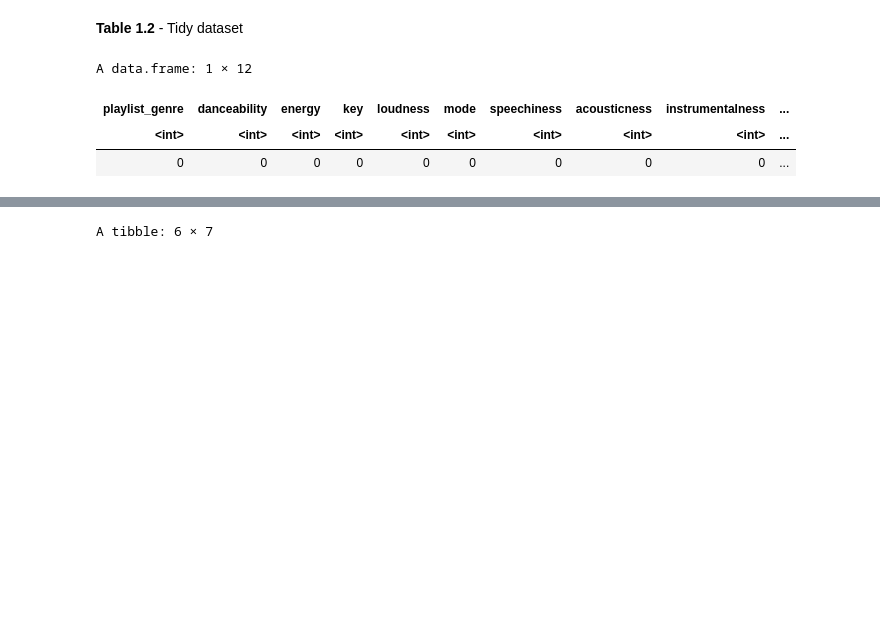
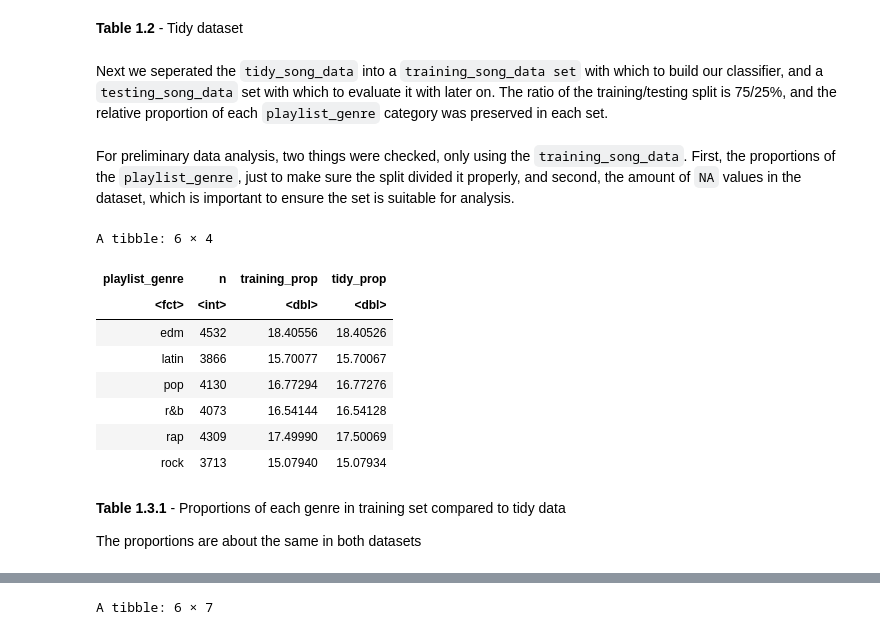
Before and after one commit to DSCI-310-2023/dsci-310-group-04, a Jupyter notebook: Project.ipynb, the cells around one changed output, grey strips where cells are left out. Cells and saved outputs as stored; diff of their text form; code cells hidden in the pictures; blank space fills up the shorter version.

Commit message:
added more decriptions to analysis

```diff
--- a/Project.ipynb
+++ b/Project.ipynb
@@ -75,6 +77,8 @@ A data.frame: 32833 × 12
 | edm | 0.603 | 0.884 | 5 | -4.571 | 0 | 0.0385 | 0.000133 | 3.41e-01 | ... |
 # %% [markdown]
 **Table 1.2** - Tidy dataset
+# %% [markdown]
+Next we seperated the `tidy_song_data` into a `training_song_data set` with which to build our classifier, and a `testing_song_data` set with which to evaluate it with later on. The ratio of the training/testing split is 75/25%, and the relative proportion of each `playlist_genre` category was preserved in each set.
 # %%
 # Split the data into training and testing sets at 75:25 ratio
 set.seed(1) # Set the seed for reproducability
@@ -86,15 +90,39 @@ training_song_data <- training(split_song_data)
 
 # testing set
 testing_song_data <- testing(split_song_data)
+# %% [markdown]
+For preliminary data analysis, two things were checked, only using the `training_song_data`. First, the proportions of the `playlist_genre`, just to make sure the split divided it properly, and second, the amount of `NA` values in the dataset, which is important to ensure the set is suitable for analysis.
 # %%
 # Preliminary data analysis
 
-#Check number of missing values in each column of the table in the training data
-num_na <- training_song_data|>
-            summarize_all(~sum(is.na(.)))
-num_na
+# Get proportions of genres from tidy data
+tidy_prop <- tidy_song_data |>
+                      group_by(playlist_genre) |>
+                      summarize(n = n()) |>
+                      mutate(tidy_prop = 100*n/nrow(tidy_song_data))|>
+                      select(playlist_genre, tidy_prop)
+
+# Get proportions of genres from training data
+song_proportions <- training_song_data |>
+                      group_by(playlist_genre) |>
+                      summarize(n = n()) |>
+                      mutate(training_prop = 100*n/nrow(training_song_data))
+
+# Combine dataframes to compare
+df_list <- list(song_proportions, tidy_prop)
+
+df_list %>% reduce(full_join, by='playlist_genre')
 # %% [output]
-A data.frame: 1 × 12
+A tibble: 6 × 4
-| playlist_genre | danceability | energy | key | loudness | mode | speechiness | acousticness | instrumentalness | ... |
-| <int> | <int> | <int> | <int> | <int> | <int> | <int> | <int> | <int> | ... |
-| 0 | 0 | 0 | 0 | 0 | 0 | 0 | 0 | 0 | ... |
+| playlist_genre | n | training_prop | tidy_prop |
+| <fct> | <int> | <dbl> | <dbl> |
+| edm | 4532 | 18.40556 | 18.40526 |
+| latin | 3866 | 15.70077 | 15.70067 |
+| pop | 4130 | 16.77294 | 16.77276 |
+| r&b | 4073 | 16.54144 | 16.54128 |
+| rap | 4309 | 17.49990 | 17.50069 |
+| rock | 3713 | 15.07940 | 15.07934 |
+# %% [markdown]
+**Table 1.3.1** - Proportions of each genre in training set compared to tidy data
+
+The proportions are about the same in both datasets
```
Also changed, not shown: parts of 12 cells of this notebook.
